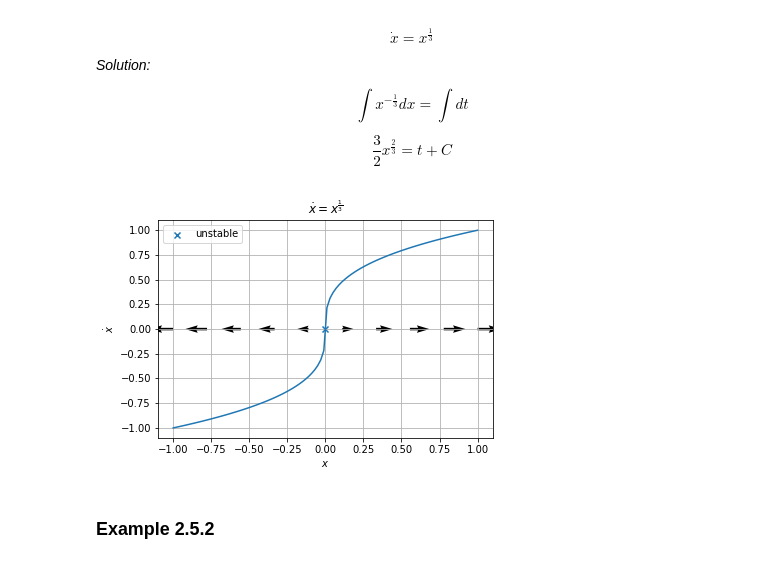
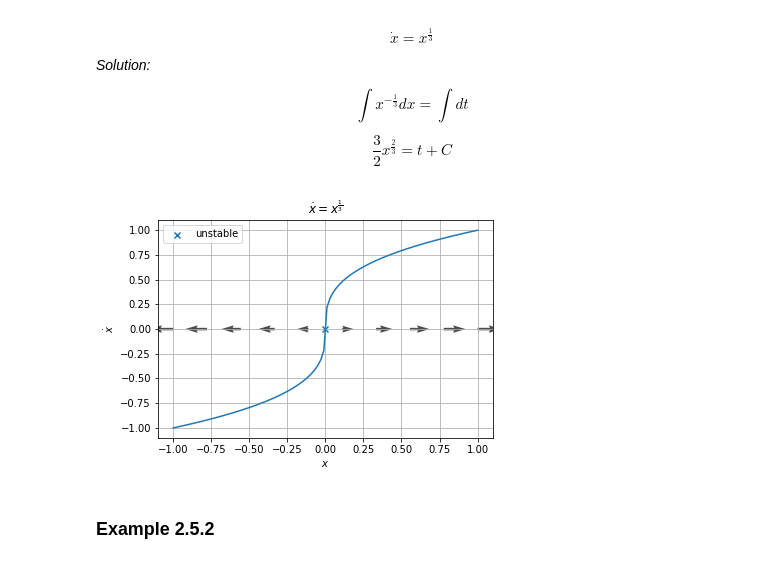
Before and after one commit to shumez/NLDC, a Jupyter notebook: c02/note.ipynb, the cells around one changed output. Cells and saved outputs as stored; diff of their text form; code cells hidden in the pictures.

```diff
--- a/c02/note.ipynb
+++ b/c02/note.ipynb
@@ -428,32 +445,32 @@ $$\frac{3}{2} x^{\frac{2}{3}} = t + C$$
 # %%
 import matplotlib.pyplot as plt
 import numpy as np
 
 # def f_inv(y):
 #     x = y**3
 #     return x
 
 def f(x):
     x_abs = np.absolute(x)
     y_abs = x_abs**(1/3)
     y = y_abs * np.sign(x)
     return y
 
 x = np.linspace(-1, 1, 100)
 
 x_f = np.linspace(-1, 1, 10)
 
 plt.plot(x, f(x))
-plt.quiver(x_f, np.repeat(0, len(x_f)), f(x_f), 0)
+plt.quiver(x_f, np.repeat(0, len(x_f)), f(x_f), 0, alpha=.7)
 plt.scatter(0, 0, marker='x', label='unstable')
 plt.title(r'$\dot{x} = x^{\frac{1}{3}}$')
 plt.xlabel(r'$x$')
 plt.ylabel(r'$\dot{x}$')
 plt.legend(loc='best')
 plt.grid(True)
 plt.show()
 # %% [output]
-[figure, old version]
+[figure, new version]
 # %% [markdown]
 ### Example 2.5.2
 # %% [markdown]
```
Also changed, not shown: parts of 16 cells of this notebook.
